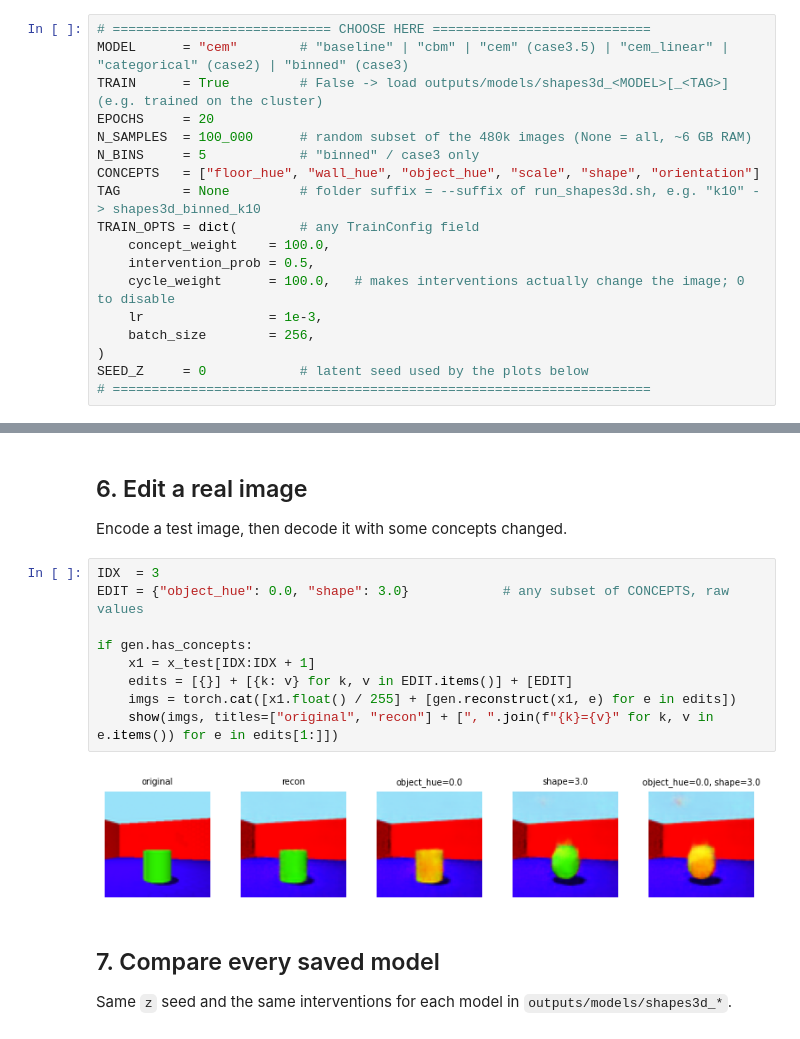
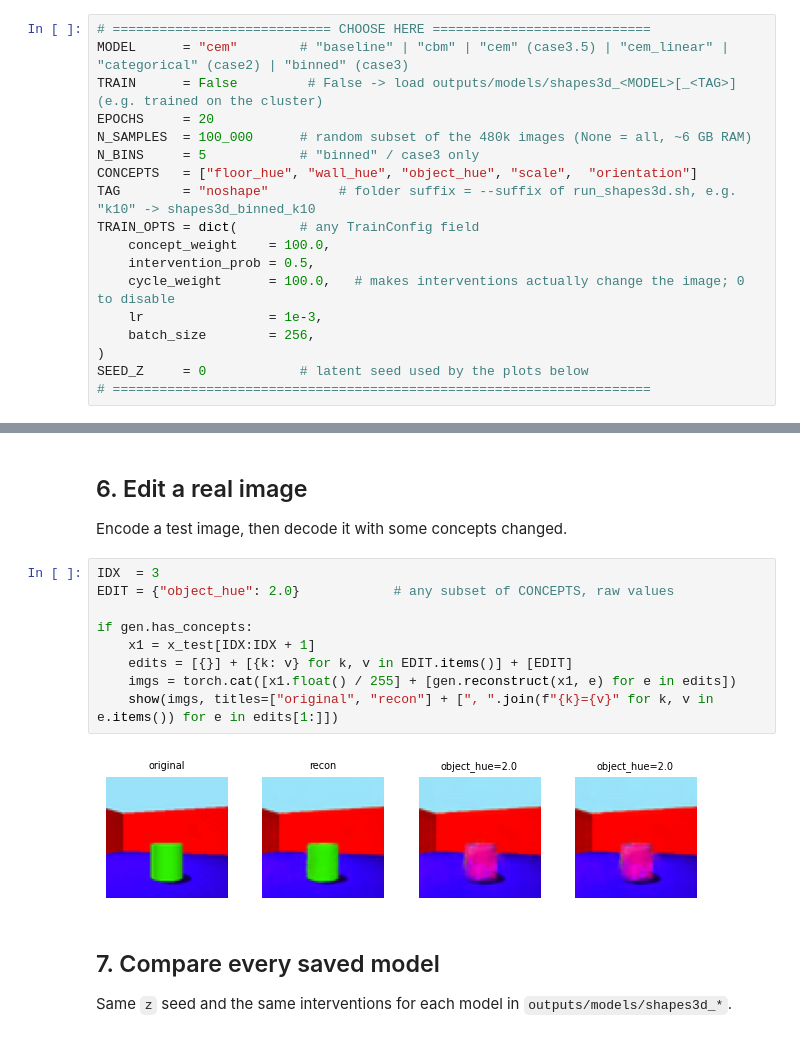
Before and after one commit to yassine2331/CBMC, a Jupyter notebook: notebooks/shapes3d_generation.ipynb, the cells around one changed output, grey strips where cells are left out. Drawn from its saved outputs; the diff is of its cells as text.

```diff
--- a/notebooks/shapes3d_generation.ipynb
+++ b/notebooks/shapes3d_generation.ipynb
@@ -19,12 +19,12 @@ On the cluster: `sbatch run_shapes3d.sh` (all cases), then `rsync -av <user>@<cl
 # %%
 # ============================ CHOOSE HERE ============================
 MODEL      = "cem"        # "baseline" | "cbm" | "cem" (case3.5) | "cem_linear" | "categorical" (case2) | "binned" (case3)
-TRAIN      = True         # False -> load outputs/models/shapes3d_<MODEL>[_<TAG>] (e.g. trained on the cluster)
+TRAIN      = False         # False -> load outputs/models/shapes3d_<MODEL>[_<TAG>] (e.g. trained on the cluster)
 EPOCHS     = 20
 N_SAMPLES  = 100_000      # random subset of the 480k images (None = all, ~6 GB RAM)
 N_BINS     = 5            # "binned" / case3 only
-CONCEPTS   = ["floor_hue", "wall_hue", "object_hue", "scale", "shape", "orientation"]
-TAG        = None         # folder suffix = --suffix of run_shapes3d.sh, e.g. "k10" -> shapes3d_binned_k10
+CONCEPTS   = ["floor_hue", "wall_hue", "object_hue", "scale",  "orientation"]
+TAG        = "noshape"         # folder suffix = --suffix of run_shapes3d.sh, e.g. "k10" -> shapes3d_binned_k10
 TRAIN_OPTS = dict(        # any TrainConfig field
     concept_weight    = 100.0,
     intervention_prob = 0.5,
@@ -216,15 +201,15 @@ else:
 Encode a test image, then decode it with some concepts changed.
 # %%
 IDX  = 3
-EDIT = {"object_hue": 0.0, "shape": 3.0}            # any subset of CONCEPTS, raw values
+EDIT = {"object_hue": 2.0}            # any subset of CONCEPTS, raw values
 
 if gen.has_concepts:
     x1 = x_test[IDX:IDX + 1]
     edits = [{}] + [{k: v} for k, v in EDIT.items()] + [EDIT]
     imgs = torch.cat([x1.float() / 255] + [gen.reconstruct(x1, e) for e in edits])
     show(imgs, titles=["original", "recon"] + [", ".join(f"{k}={v}" for k, v in e.items()) for e in edits[1:]])
 # %% [output]
-[figure, old version]
+[figure, new version]
 # %% [markdown]
 ## 7. Compare every saved model
 Same `z` seed and the same interventions for each model in `outputs/models/shapes3d_*`.
```
Also changed, not shown: parts of 7 cells of this notebook, 6 other files.
